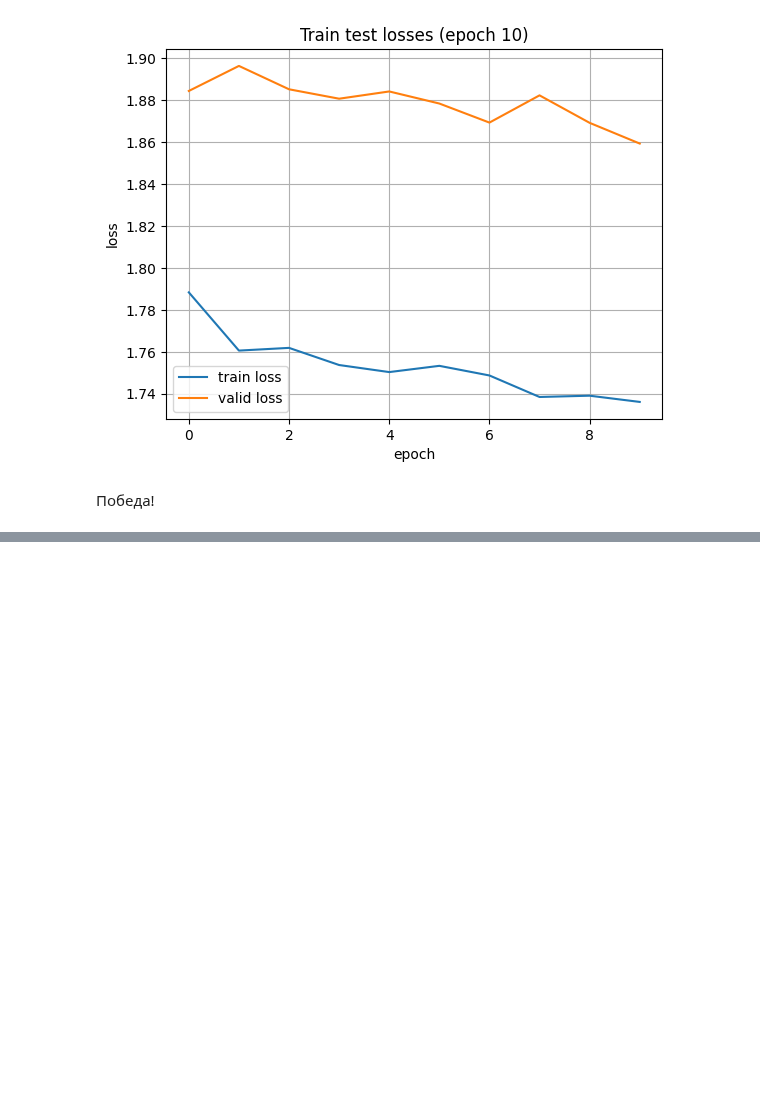
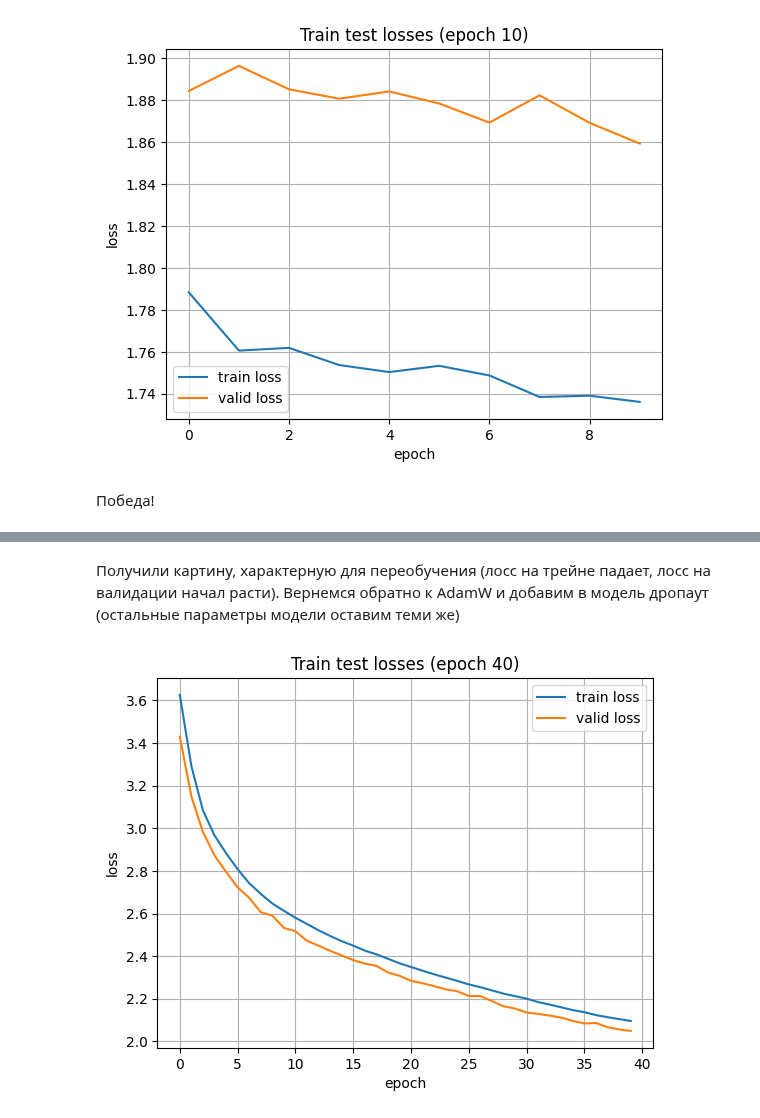
Before and after one commit to medbar/asr_itmo_practice, a Jupyter notebook: asr_lab3.ipynb, the cells around one changed output, grey strips where cells are left out. Saved outputs shown, nothing was run; the diff lists cells and outputs as text; code cells hidden in the pictures; blank space fills up the shorter version.

```diff
--- a/asr_lab3.ipynb
+++ b/asr_lab3.ipynb
@@ -791,0 +821,32 @@ torch.save(results, 'baseline_AdamW_best_best.trainer')
+# %% [markdown]
+Получили картину, характерную для переобучения (лосс на трейне падает, лосс на валидации начал расти). Вернемся обратно к AdamW и добавим в модель дропаут (остальные параметры модели оставим теми же)
+# %%
+def experiment():
+    fe = FeatureExtractor()
+    test_dataset = FeatsPhoneDataset('timit/data/TEST/', feature_extractor=fe, phone2id=PHONE2ID)
+    train_dataset = FeatsPhoneDataset('timit/data/TRAIN/', feature_extractor=fe, phone2id=PHONE2ID)
+    train_dataloader = torch.utils.data.DataLoader(train_dataset, batch_size=40,
+                                               num_workers=0, collate_fn=train_dataset.collate_pad, shuffle=True)
+    test_dataloader = torch.utils.data.DataLoader(test_dataset, batch_size=1,
+                                               num_workers=0, collate_fn=test_dataset.collate_pad, shuffle=False)
+
+
+    trainer = Trainer(model=AModel(feats_dim=fe.feats_dim,
+                                 out_dim=max(PHONE2ID.values())+1,
+                                 dim=128,
+                                 num_layers=7,
+                                 ff_dim=256,
+                                 dropout=0.2,
+                                 nhead=8),
+                     fe=fe,
+                     phone2id=PHONE2ID, device='cuda')
+    optimizer = AdamW(trainer.model.parameters(), lr=1e-4,  weight_decay=0.01)
+    trainer.optimizer = optimizer
+
+    trainer.fit(train_dataloader, epochs=40, valid_dataloader=test_dataloader, plot_losses=True)
+
+    return trainer.to('cpu')
+
+results = experiment()
+# %% [output]
+[figure, added]
```
Also changed, not shown: parts of 9 cells of this notebook.
